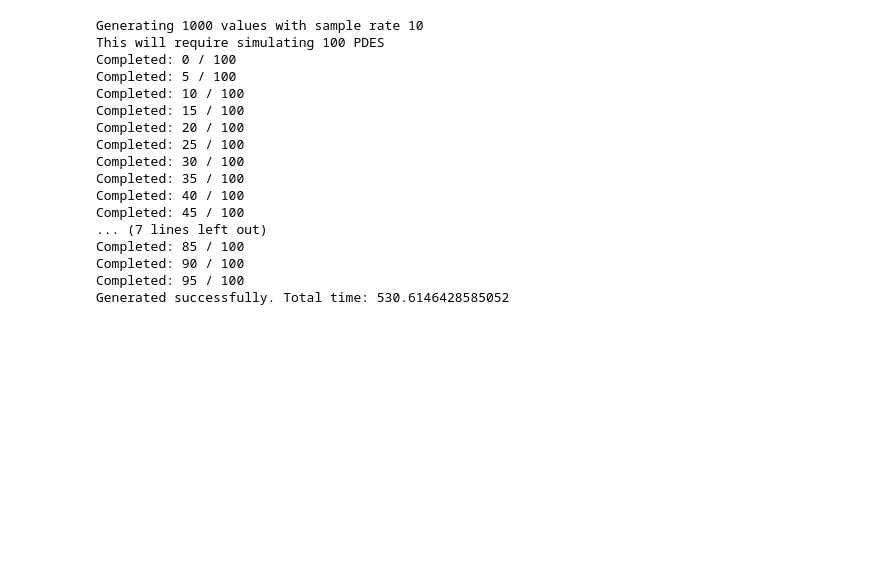
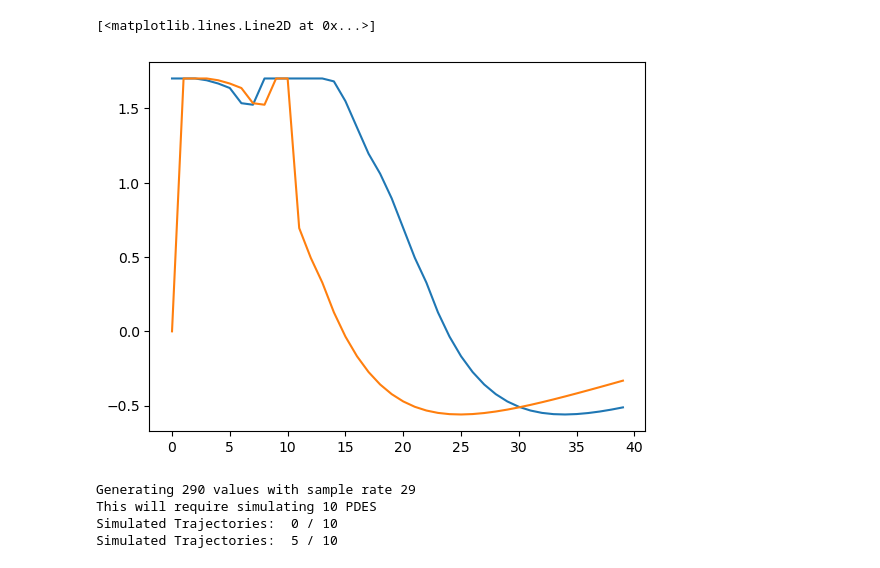
Before and after one commit to gokulg02/NeuralOperatorPredictorFeedback-xArm6, a Jupyter notebook: BaxterCorrectDynamics.ipynb, the cells around one changed output. Cells and saved outputs as stored; diff of their text form; code cells hidden in the pictures; blank space fills up the shorter version.

```diff
--- a/BaxterCorrectDynamics.ipynb
+++ b/BaxterCorrectDynamics.ipynb
@@ -341,16 +304,30 @@ def generate_trajectory(joint_lim_min, joint_lim_max, scaling, dt, T, D):
             raise Exception("Trajecotry not feasible")
     return q, qd, qdd
 
-T = 10
+T = 4
 period = 1
 dt = 0.1
 scaling = 0.1
-dx = 0.2
 t = np.arange(0, T, dt)
 # Handles delays up to any time essentially
 D = 1
 qdes, qd_des, qdd_des = generate_trajectory(joint_lim_min, joint_lim_max, 0.1, dt, T, D)
 nD = int(round(D/dt))
+# %%
+joint_lim_min = np.array([-1.7016, -2.147, -3.0541, -0.05, -3.059, -1.571, -3.059])
+joint_lim_max = np.array([1.7016, 1.047, 3.0541, 2.618, 3.059, 2.094, 3.059])
+deviation = 2
+qdes, qd_des, qdd_des = generate_trajectory(joint_lim_min, joint_lim_max, scaling, dt, T, D)
+
+init_cond = (joint_lim_max - joint_lim_min) / 2.0
+init_cond = np.array([init_cond, np.zeros(7)]).reshape(14)
+statesExact, controlsExact, predictorsExact = simulate_system(init_cond, qdes, qd_des, qdd_des, dt, T, D, dof, compute_predictors, None)
+# %%
+plt.plot(statesExact[:, 0])
+plt.plot(predictorsExact[:, 0])
+# %% [output]
+[<matplotlib.lines.Line2D at 0x...>]
+[figure, added]
 # %%
 # Build dataset
 def gen_dataset(num_data,sample_rate, dt, T, dof, D, joint_lim_min, joint_lim_max, deviation):
@@ -389,25 +372,14 @@ def gen_dataset(num_data,sample_rate, dt, T, dof, D, joint_lim_min, joint_lim_ma
     np.save("outputs.npy", outputs)
     print("Generated successfully. Total time:", end_time-start_time)
 # %%
-gen_dataset(1000, 10, dt, T, dof, D, joint_lim_min, joint_lim_max, 2)
+alpha_mat = np.identity(dof)
+beta_mat = np.identity(dof)
+gen_dataset(290, 29, dt, T, dof, D, joint_lim_min, joint_lim_max, 2)
 # %% [output]
-Generating 1000 values with sample rate 10
-This will require simulating 100 PDES
-Completed: 0 / 100
-Completed: 5 / 100
-Completed: 10 / 100
-Completed: 15 / 100
-Completed: 20 / 100
-Completed: 25 / 100
-Completed: 30 / 100
-Completed: 35 / 100
-Completed: 40 / 100
-Completed: 45 / 100
-... (7 lines left out)
-Completed: 85 / 100
-Completed: 90 / 100
-Completed: 95 / 100
-Generated successfully. Total time: 530.6146428585052
+Generating 290 values with sample rate 29
+This will require simulating 10 PDES
+Simulated Trajectories:  0 / 10
+Simulated Trajectories:  5 / 10
 # %%
 # Loading float32 does introduce some small numerical error, but not large.
 inputs = np.load("inputs.npy").astype(np.float32)
```
Also changed, not shown: parts of 18 cells of this notebook.
